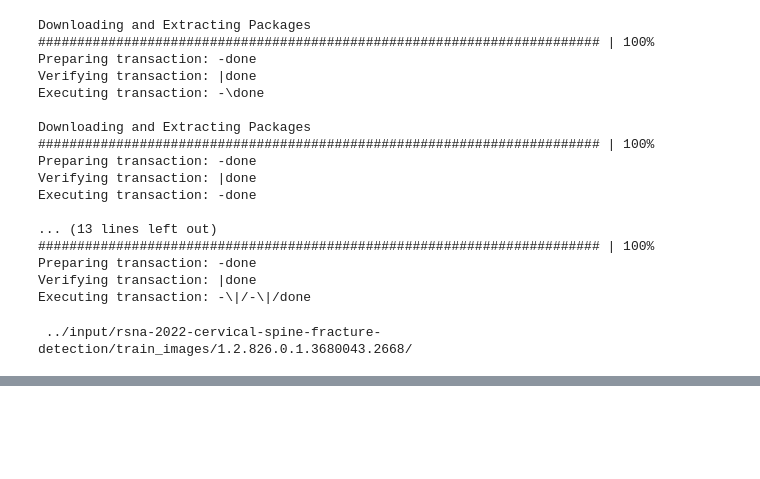
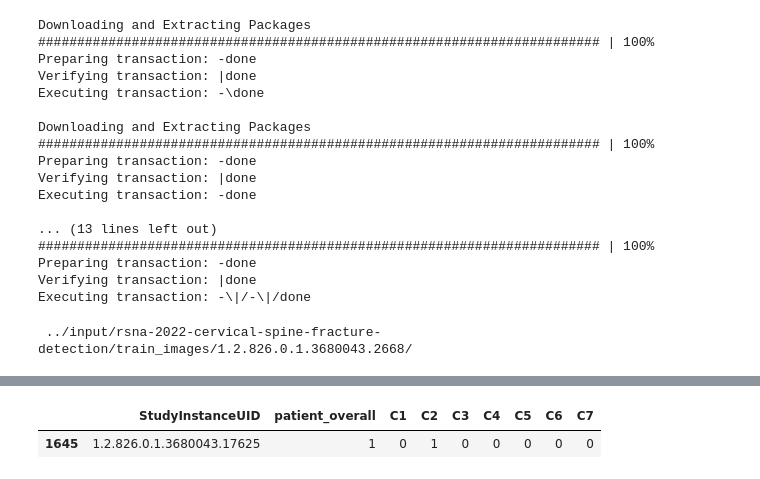
Before and after one commit to aguscura/RSNA-Competition, a Jupyter notebook: Train-images.ipynb, the cells around one changed output, grey strips where cells are left out. Drawn from its saved outputs; the diff is of its cells as text; code cells hidden in the pictures; blank space fills up the shorter version.

```diff
--- a/Train-images.ipynb
+++ b/Train-images.ipynb
@@ -153,0 +173,7 @@ f.close()
+# %%
+# View above Study labels:
+
+train[train["StudyInstanceUID"] == "1.2.826.0.1.3680043.17625"]
+# %% [output]
+|  | StudyInstanceUID | patient_overall | C1 | C2 | C3 | C4 | C5 | C6 | C7 |
+| 1645 | 1.2.826.0.1.3680043.17625 | 1 | 0 | 1 | 0 | 0 | 0 | 0 | 0 |
```
Also changed, not shown: parts of 3 cells of this notebook.
